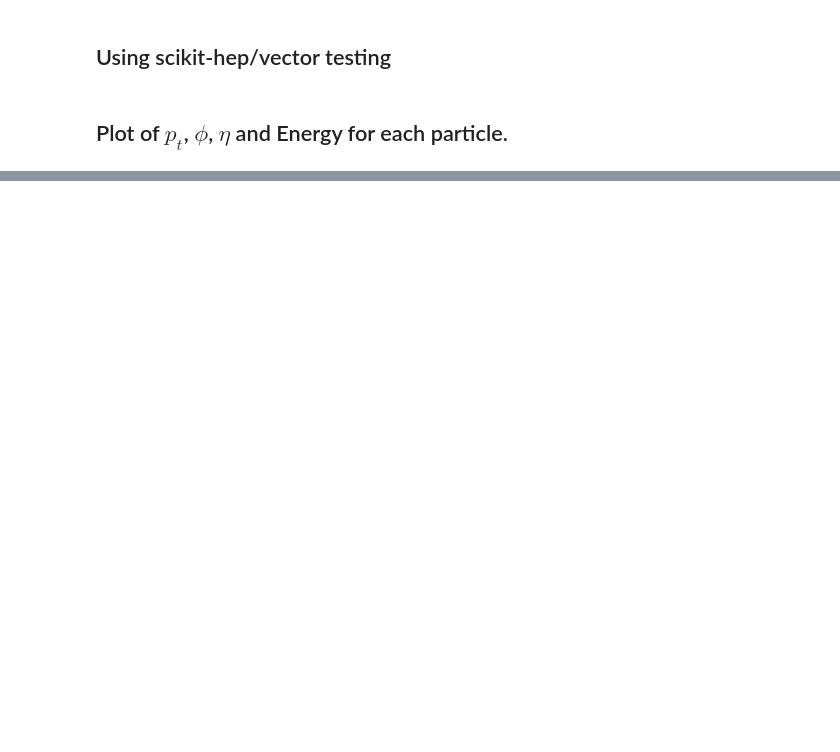
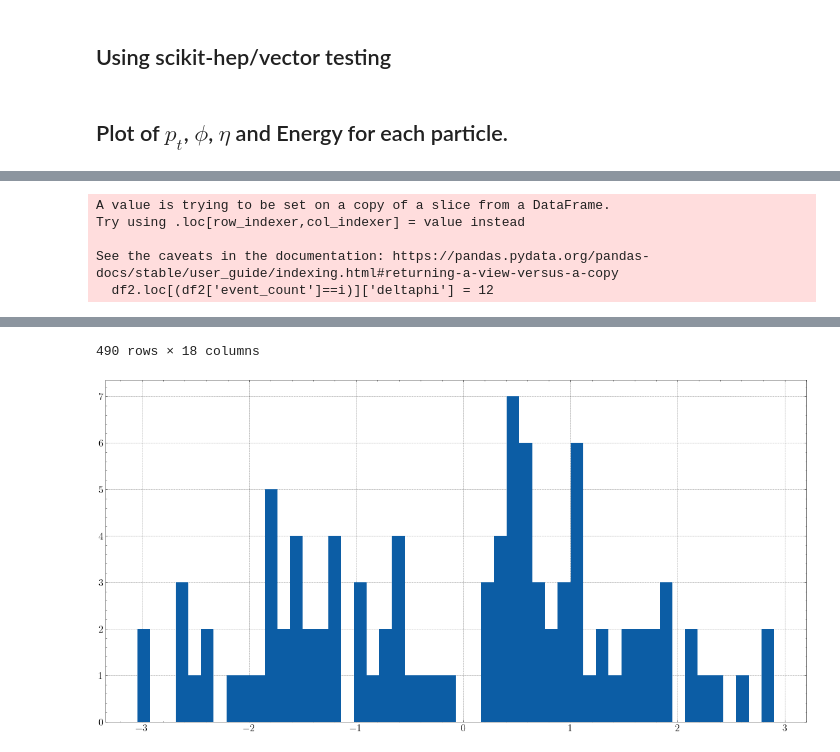
Before and after one commit to craigmadethis/LHEImport, a Jupyter notebook: ttz_02.ipynb, the cells around one changed output, grey strips where cells are left out. Drawn from its saved outputs; the diff is of its cells as text; code cells hidden in the pictures; blank space fills up the shorter version.

```diff
--- a/ttz_02.ipynb
+++ b/ttz_02.ipynb
@@ -65,0 +77,23 @@ plt.show()
+# %%
+##doing this to keep the following operations from messing everything up
+
+df2 = df
+# %%
+delta_phi=[]
+for name, group in df2.groupby('event_count'):
+    t_vecs=[]
+    for row_index, row in group.iterrows():
+        if abs(row.pdgid)==6:
+            t_vecs.append(vector.obj(pt=row['pt'], phi=row['phi'], eta=row['eta'], E=row['energy']))
+    delta_phi.append(t_vecs[0].deltaphi(t_vecs[1]))
+for i in range(0, len(delta_phi)+1):
+    df2.loc[(df2['event_count']==i)]['deltaphi'] = 12
+
+plt.hist(delta_phi, bins=50)
+df2
+# %% [output]
+A value is trying to be set on a copy of a slice from a DataFrame.
+Try using .loc[row_indexer,col_indexer] = value instead
+
+See the caveats in the documentation: https://pandas.pydata.org/pandas-docs/stable/user_guide/indexing.html#returning-a-view-versus-a-copy
+  df2.loc[(df2['event_count']==i)]['deltaphi'] = 12
@@ -65,0 +112,2 @@ plt.show()
+490 rows × 18 columns
+[figure, added]
```
Also changed, not shown: parts of 5 cells of this notebook, 1 other file.
